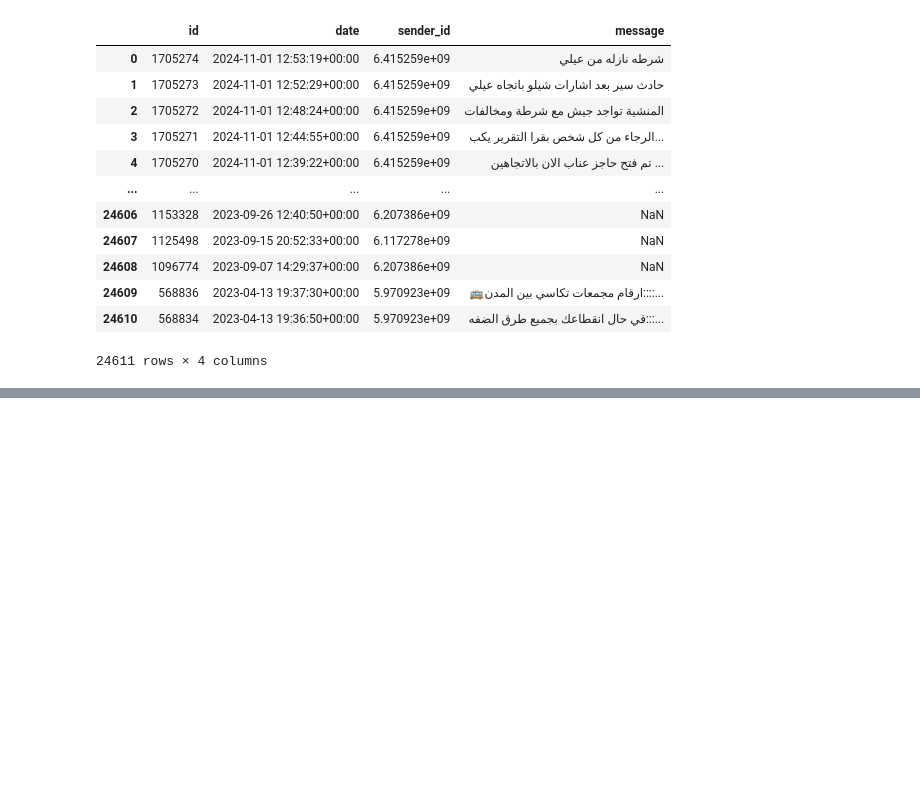
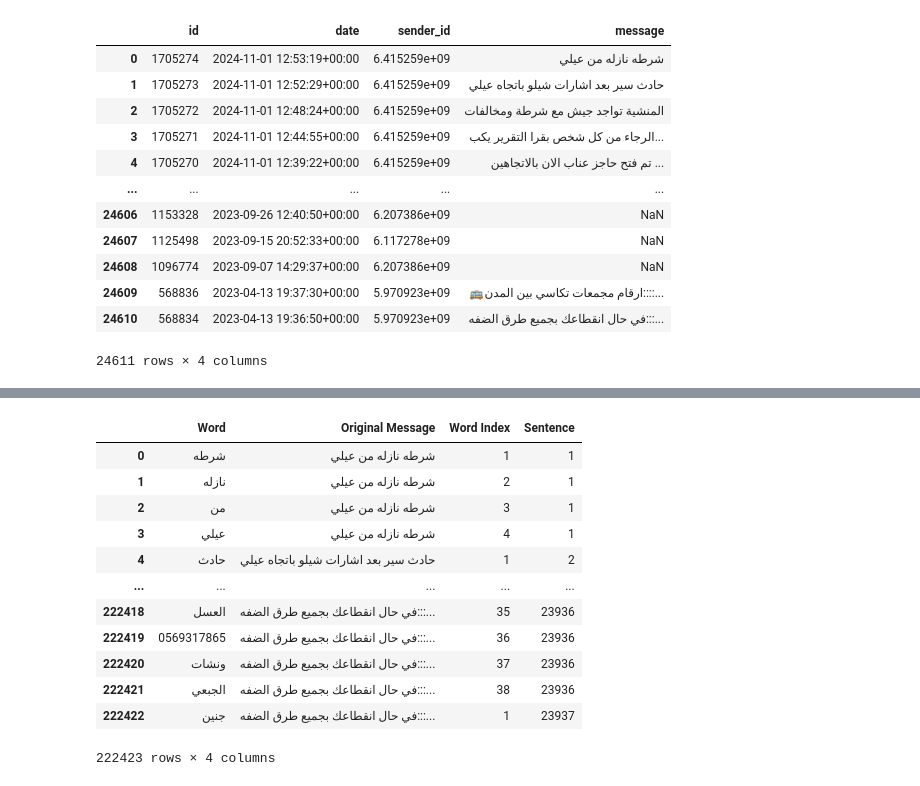
Before and after one commit to ehabsuliman/ROADWATCH, a Jupyter notebook: Road/RW.ipynb, the cells around one changed output, grey strips where cells are left out. Saved outputs shown, nothing was run; the diff lists cells and outputs as text; code cells hidden in the pictures; blank space fills up the shorter version.

```diff
--- a/Road/RW.ipynb
+++ b/Road/RW.ipynb
@@ -20,0 +154,17 @@ data
+# %%
+tokenized_df.drop(columns='Message', inplace=True)
+tokenized_df
+# %% [output]
+|  | Word | Original Message | Word Index | Sentence |
+| 0 | شرطه | شرطه نازله من عيلي | 1 | 1 |
+| 1 | نازله | شرطه نازله من عيلي | 2 | 1 |
+| 2 | من | شرطه نازله من عيلي | 3 | 1 |
+| 3 | عيلي | شرطه نازله من عيلي | 4 | 1 |
+| 4 | حادث | حادث سير بعد اشارات شيلو باتجاه عيلي | 1 | 2 |
+| ... | ... | ... | ... | ... |
+| 222418 | العسل | في حال انقطاعك بجميع طرق الضفه:::... | 35 | 23936 |
+| 222419 | 0569317865 | في حال انقطاعك بجميع طرق الضفه:::... | 36 | 23936 |
+| 222420 | ونشات | في حال انقطاعك بجميع طرق الضفه:::... | 37 | 23936 |
+| 222421 | الجبعي | في حال انقطاعك بجميع طرق الضفه:::... | 38 | 23936 |
+| 222422 | جنين | في حال انقطاعك بجميع طرق الضفه:::... | 1 | 23937 |
+222423 rows × 4 columns
```
Also changed, not shown: parts of 8 cells of this notebook.
